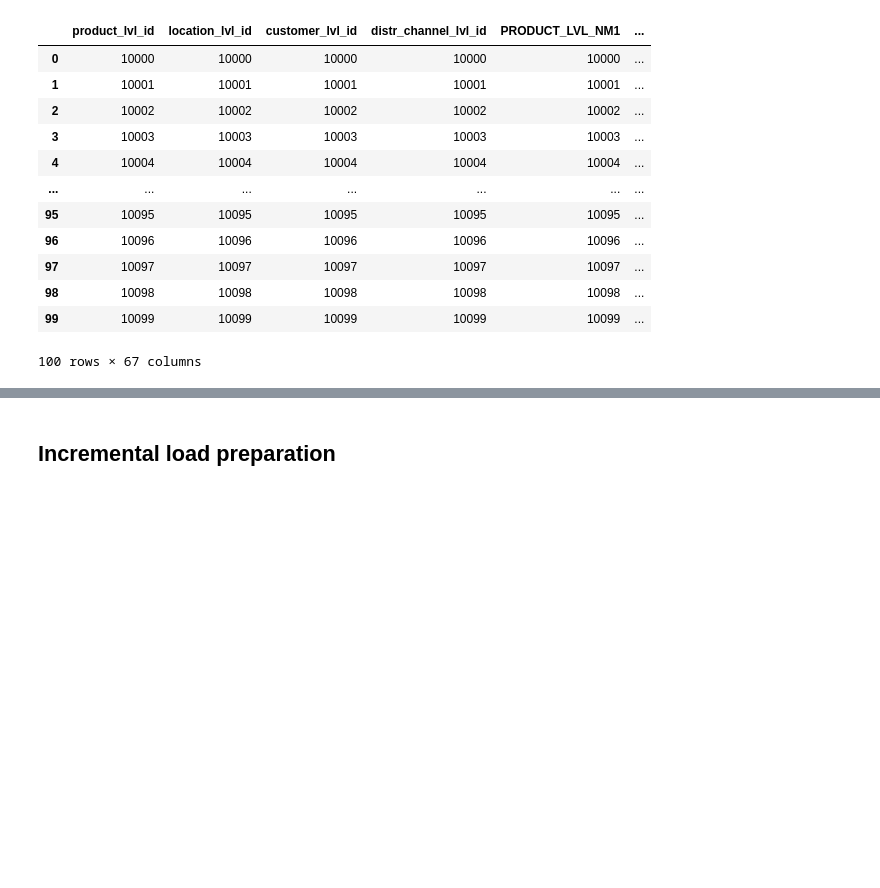
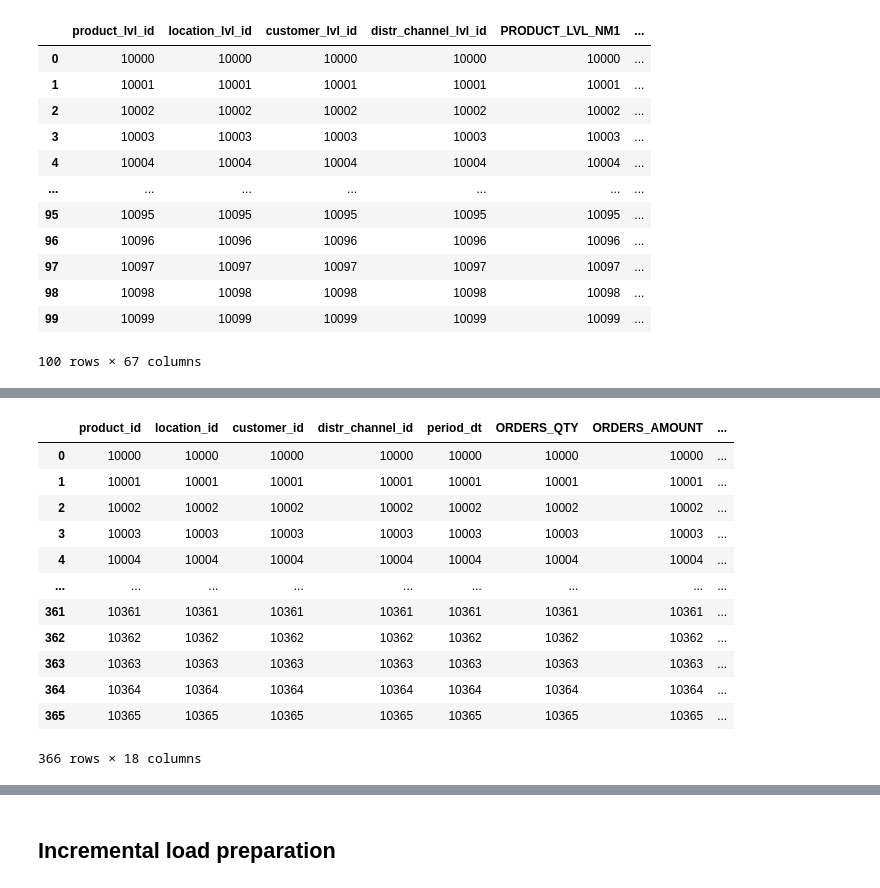
Before and after one commit to aromanenko/DFP, a Jupyter notebook: notebooks/forecast_flag.ipynb, the cells around one changed output, grey strips where cells are left out. Cells and saved outputs as stored; diff of their text form; code cells hidden in the pictures; blank space fills up the shorter version.

```diff
--- a/notebooks/forecast_flag.ipynb
+++ b/notebooks/forecast_flag.ipynb
@@ -60,0 +97,16 @@ sales, stock, sell_in, sell_out, ASSORT_MATRIX, LOCATION_LIFE = generate_input_i
+# %%
+sell_in
+# %% [output]
+|  | product_id | location_id | customer_id | distr_channel_id | period_dt | ORDERS_QTY | ORDERS_AMOUNT | ... |
+| 0 | 10000 | 10000 | 10000 | 10000 | 10000 | 10000 | 10000 | ... |
+| 1 | 10001 | 10001 | 10001 | 10001 | 10001 | 10001 | 10001 | ... |
+| 2 | 10002 | 10002 | 10002 | 10002 | 10002 | 10002 | 10002 | ... |
+| 3 | 10003 | 10003 | 10003 | 10003 | 10003 | 10003 | 10003 | ... |
+| 4 | 10004 | 10004 | 10004 | 10004 | 10004 | 10004 | 10004 | ... |
+| ... | ... | ... | ... | ... | ... | ... | ... | ... |
+| 361 | 10361 | 10361 | 10361 | 10361 | 10361 | 10361 | 10361 | ... |
+| 362 | 10362 | 10362 | 10362 | 10362 | 10362 | 10362 | 10362 | ... |
+| 363 | 10363 | 10363 | 10363 | 10363 | 10363 | 10363 | 10363 | ... |
+| 364 | 10364 | 10364 | 10364 | 10364 | 10364 | 10364 | 10364 | ... |
+| 365 | 10365 | 10365 | 10365 | 10365 | 10365 | 10365 | 10365 | ... |
+366 rows × 18 columns
```
Also changed, not shown: parts of 27 cells of this notebook.
